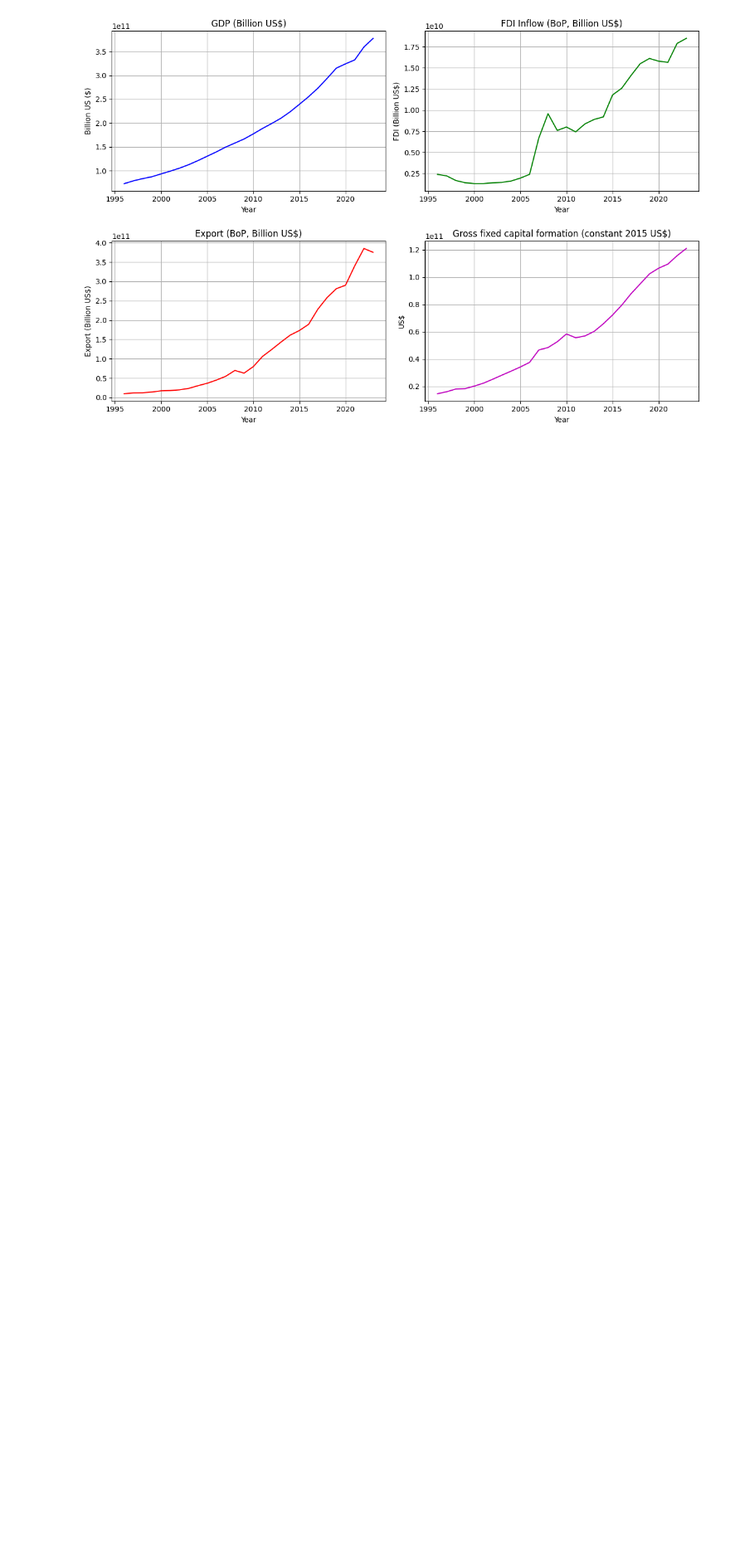
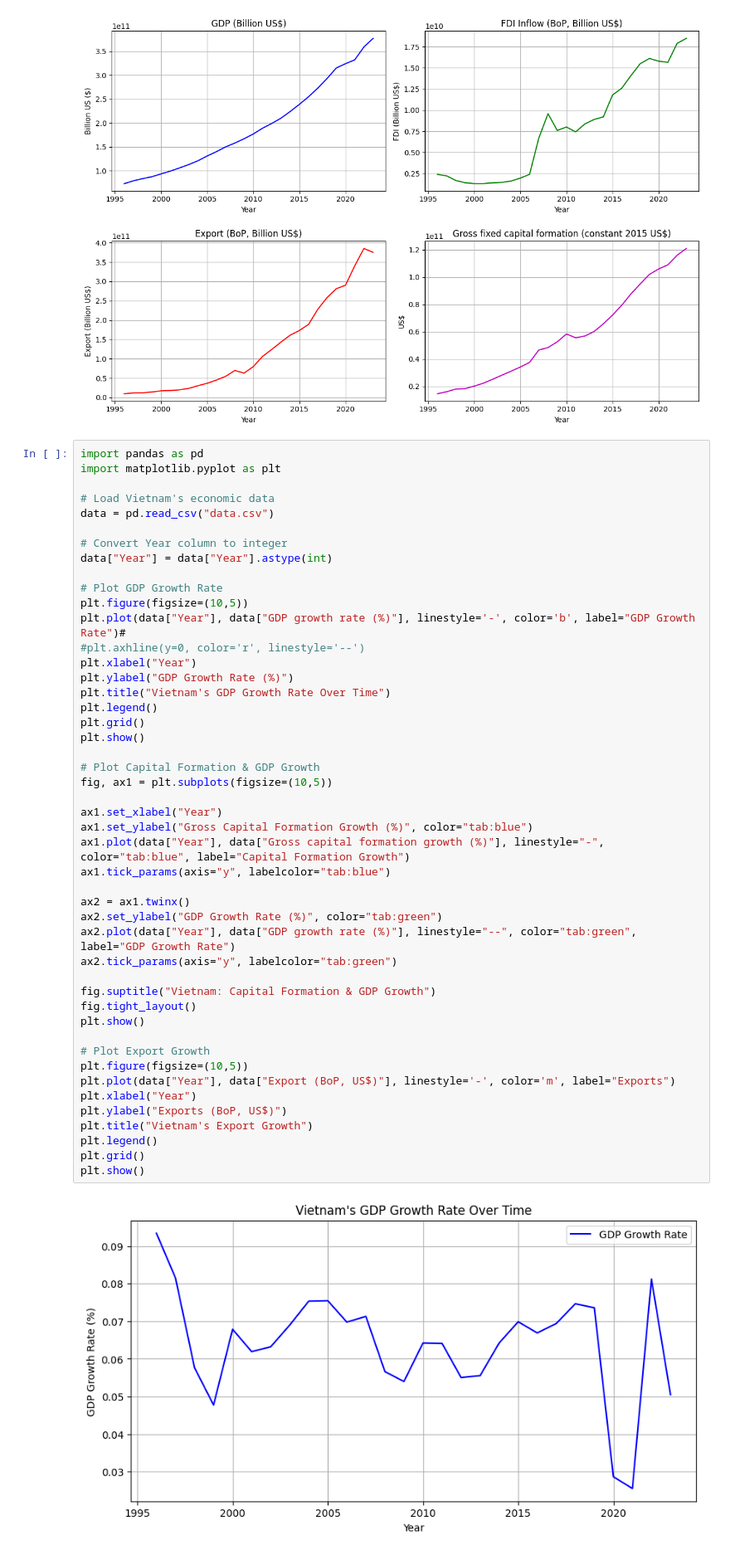
Before and after one commit to Thuan509/Dynamic-Macroeconomics, a Jupyter notebook: PS1_Code/growth.ipynb, the cells around one changed output. Shown at 83% size. Drawn from its saved outputs; the diff is of its cells as text; blank space fills up the shorter version.

```diff
--- a/PS1_Code/growth.ipynb
+++ b/PS1_Code/growth.ipynb
@@ -143,3 +213,52 @@ plt.tight_layout()
 plt.show()
 # %% [output]
 [figure]
+# %%
+import pandas as pd
+import matplotlib.pyplot as plt
+
+# Load Vietnam's economic data
+data = pd.read_csv("data.csv")
+
+# Convert Year column to integer
+data["Year"] = data["Year"].astype(int)
+
+# Plot GDP Growth Rate
+plt.figure(figsize=(10,5))
+plt.plot(data["Year"], data["GDP growth rate (%)"], linestyle='-', color='b', label="GDP Growth Rate")#
+#plt.axhline(y=0, color='r', linestyle='--')
+plt.xlabel("Year")
+plt.ylabel("GDP Growth Rate (%)")
+plt.title("Vietnam's GDP Growth Rate Over Time")
+plt.legend()
+plt.grid()
+plt.show()
+
+# Plot Capital Formation & GDP Growth
+fig, ax1 = plt.subplots(figsize=(10,5))
+
+ax1.set_xlabel("Year")
+ax1.set_ylabel("Gross Capital Formation Growth (%)", color="tab:blue")
+ax1.plot(data["Year"], data["Gross capital formation growth (%)"], linestyle="-", color="tab:blue", label="Capital Formation Growth")
+ax1.tick_params(axis="y", labelcolor="tab:blue")
+
+ax2 = ax1.twinx()
+ax2.set_ylabel("GDP Growth Rate (%)", color="tab:green")
+ax2.plot(data["Year"], data["GDP growth rate (%)"], linestyle="--", color="tab:green", label="GDP Growth Rate")
+ax2.tick_params(axis="y", labelcolor="tab:green")
+
+fig.suptitle("Vietnam: Capital Formation & GDP Growth")
+fig.tight_layout()
+plt.show()
+
+# Plot Export Growth
+plt.figure(figsize=(10,5))
+plt.plot(data["Year"], data["Export (BoP, US$)"], linestyle='-', color='m', label="Exports")
+plt.xlabel("Year")
+plt.ylabel("Exports (BoP, US$)")
+plt.title("Vietnam's Export Growth")
+plt.legend()
+plt.grid()
+plt.show()
+# %% [output]
+[figure, added]
```
Also changed, not shown: parts of 11 cells of this notebook, 14 other files.
